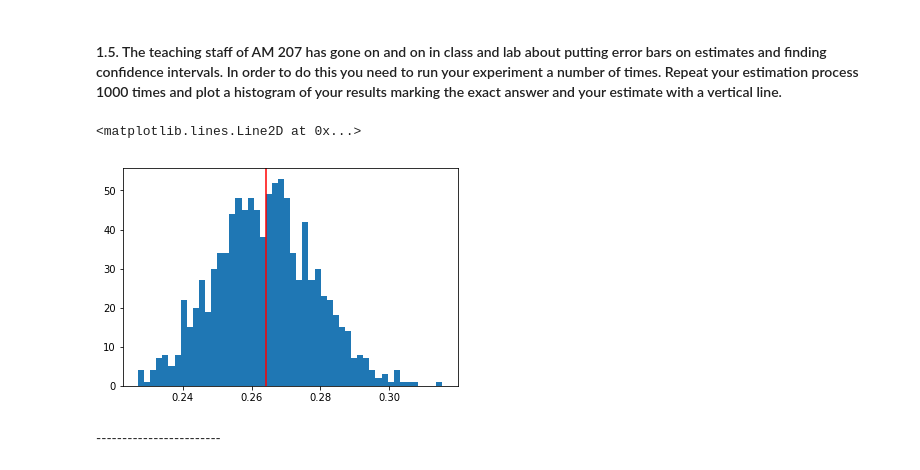
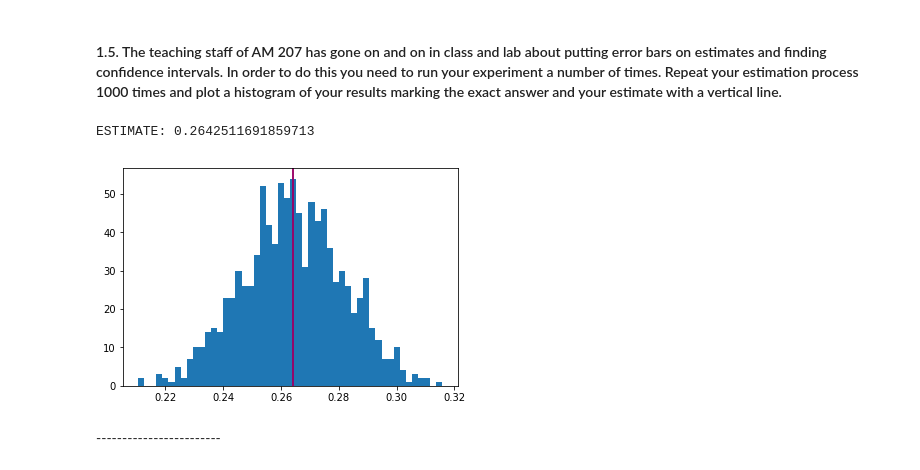
Before and after one commit to ezou20/AM_207_fall_2018, a Jupyter notebook: homeworks/AM207_HW2.ipynb, the cells around one changed output. Saved outputs shown, nothing was run; the diff lists cells and outputs as text; code cells hidden in the pictures.

```diff
--- a/homeworks/AM207_HW2.ipynb
+++ b/homeworks/AM207_HW2.ipynb
@@ -119,13 +119,15 @@ The exact value of the integral is $\frac{\pi}{2^{23}}\binom{22}{11} \approx 0.2
 # %% [markdown]
 <h4>1.5. The teaching staff of AM 207 has gone on and on in class and lab about putting error bars on estimates and finding confidence intervals.  In order to do this you need to run your experiment a number of times.  Repeat your estimation process 1000 times and plot a histogram of your results marking the exact answer and your estimate with a vertical line.</h4>
 # %%
-x = [simulate_heart_collection(300, 100000) for _ in range(1000)]
+x = np.array([simulate_heart_collection(500, 100000) for _ in range(1000)])
 fig = plt.figure()
 plt.hist(x, bins=50)
 plt.axvline(0.2642, color='red')
+plt.axvline(np.mean(x),color='purple')
+print("ESTIMATE: "+str(np.mean(x)))
 # %% [output]
-<matplotlib.lines.Line2D at 0x...>
+ESTIMATE: 0.2642511691859713
-[figure, old version]
+[figure, new version]
 # %% [markdown]
 <div class="answer-separator">
 ------------------------
```
Also changed, not shown: parts of 4 cells of this notebook.
